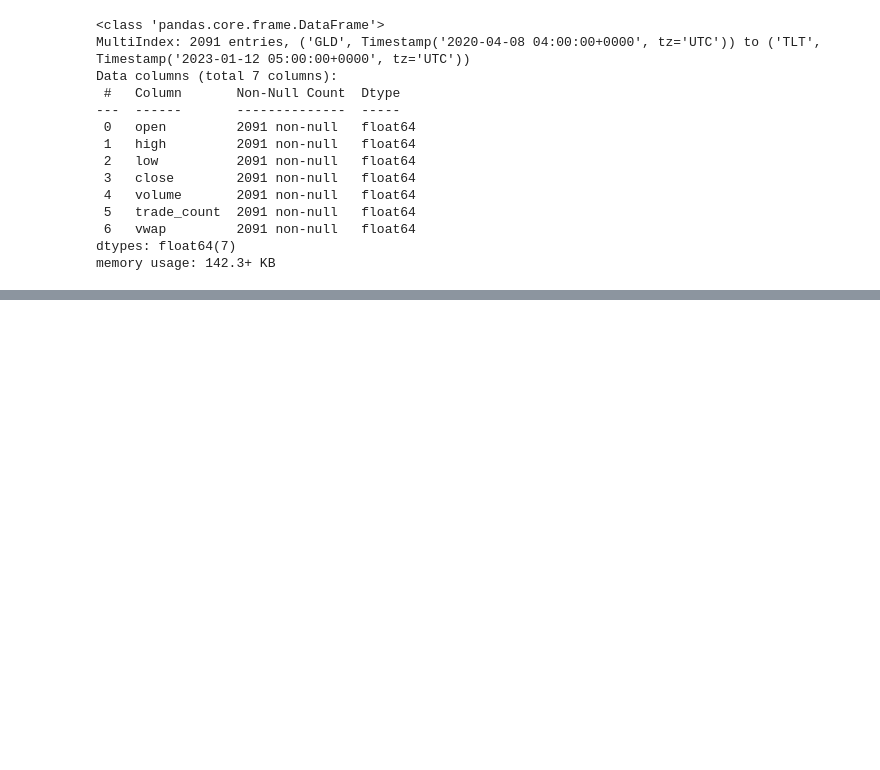
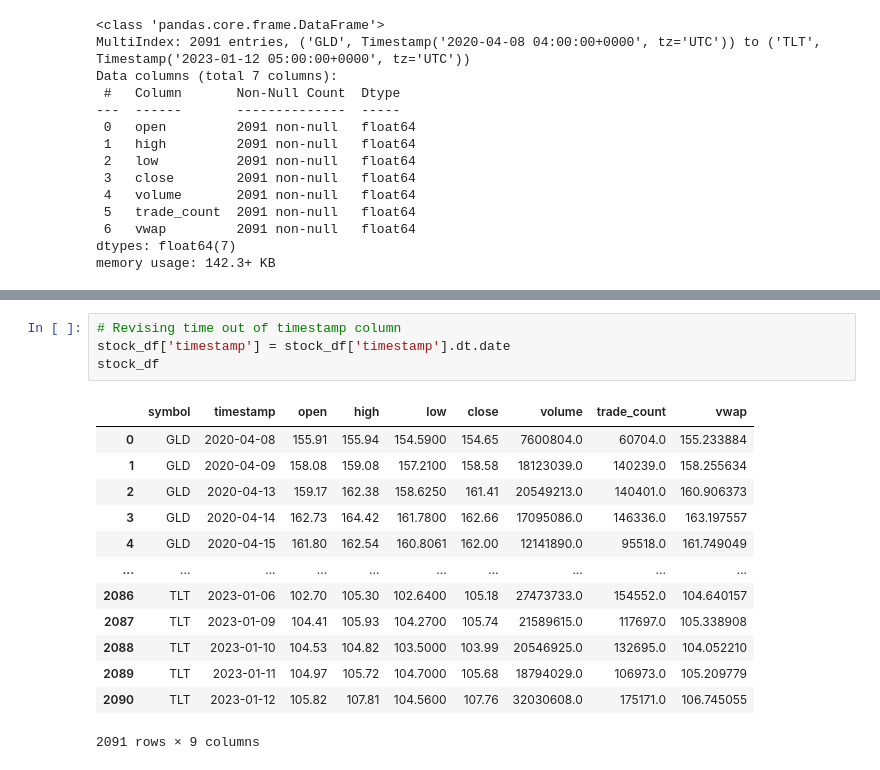
Before and after one commit to jordan-gilmartin/Alpaca-API-Data, a Jupyter notebook: Alpaca-API-Data.ipynb, the cells around one changed output, grey strips where cells are left out. Saved outputs shown, nothing was run; the diff lists cells and outputs as text; blank space fills up the shorter version.

```diff
--- a/Alpaca-API-Data.ipynb
+++ b/Alpaca-API-Data.ipynb
@@ -291,0 +310,18 @@ memory usage: 142.3+ KB
+# %%
+# Revising time out of timestamp column
+stock_df['timestamp'] = stock_df['timestamp'].dt.date
+stock_df
+# %% [output]
+|  | symbol | timestamp | open | high | low | close | volume | trade_count | vwap |
+| 0 | GLD | 2020-04-08 | 155.91 | 155.94 | 154.5900 | 154.65 | 7600804.0 | 60704.0 | 155.233884 |
+| 1 | GLD | 2020-04-09 | 158.08 | 159.08 | 157.2100 | 158.58 | 18123039.0 | 140239.0 | 158.255634 |
+| 2 | GLD | 2020-04-13 | 159.17 | 162.38 | 158.6250 | 161.41 | 20549213.0 | 140401.0 | 160.906373 |
+| 3 | GLD | 2020-04-14 | 162.73 | 164.42 | 161.7800 | 162.66 | 17095086.0 | 146336.0 | 163.197557 |
+| 4 | GLD | 2020-04-15 | 161.80 | 162.54 | 160.8061 | 162.00 | 12141890.0 | 95518.0 | 161.749049 |
+| ... | ... | ... | ... | ... | ... | ... | ... | ... | ... |
+| 2086 | TLT | 2023-01-06 | 102.70 | 105.30 | 102.6400 | 105.18 | 27473733.0 | 154552.0 | 104.640157 |
+| 2087 | TLT | 2023-01-09 | 104.41 | 105.93 | 104.2700 | 105.74 | 21589615.0 | 117697.0 | 105.338908 |
+| 2088 | TLT | 2023-01-10 | 104.53 | 104.82 | 103.5000 | 103.99 | 20546925.0 | 132695.0 | 104.052210 |
+| 2089 | TLT | 2023-01-11 | 104.97 | 105.72 | 104.7000 | 105.68 | 18794029.0 | 106973.0 | 105.209779 |
+| 2090 | TLT | 2023-01-12 | 105.82 | 107.81 | 104.5600 | 107.76 | 32030608.0 | 175171.0 | 106.745055 |
+2091 rows × 9 columns
```
Also changed, not shown: parts of 3 cells of this notebook.
